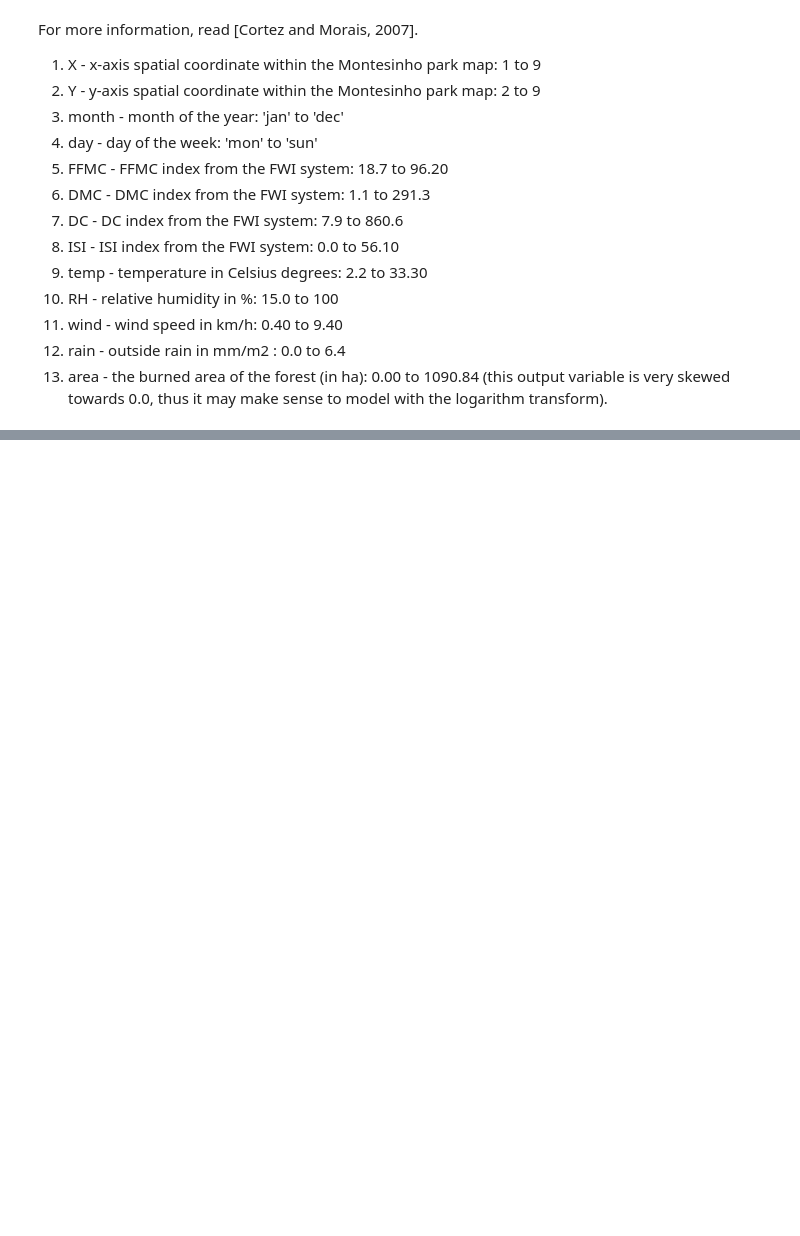
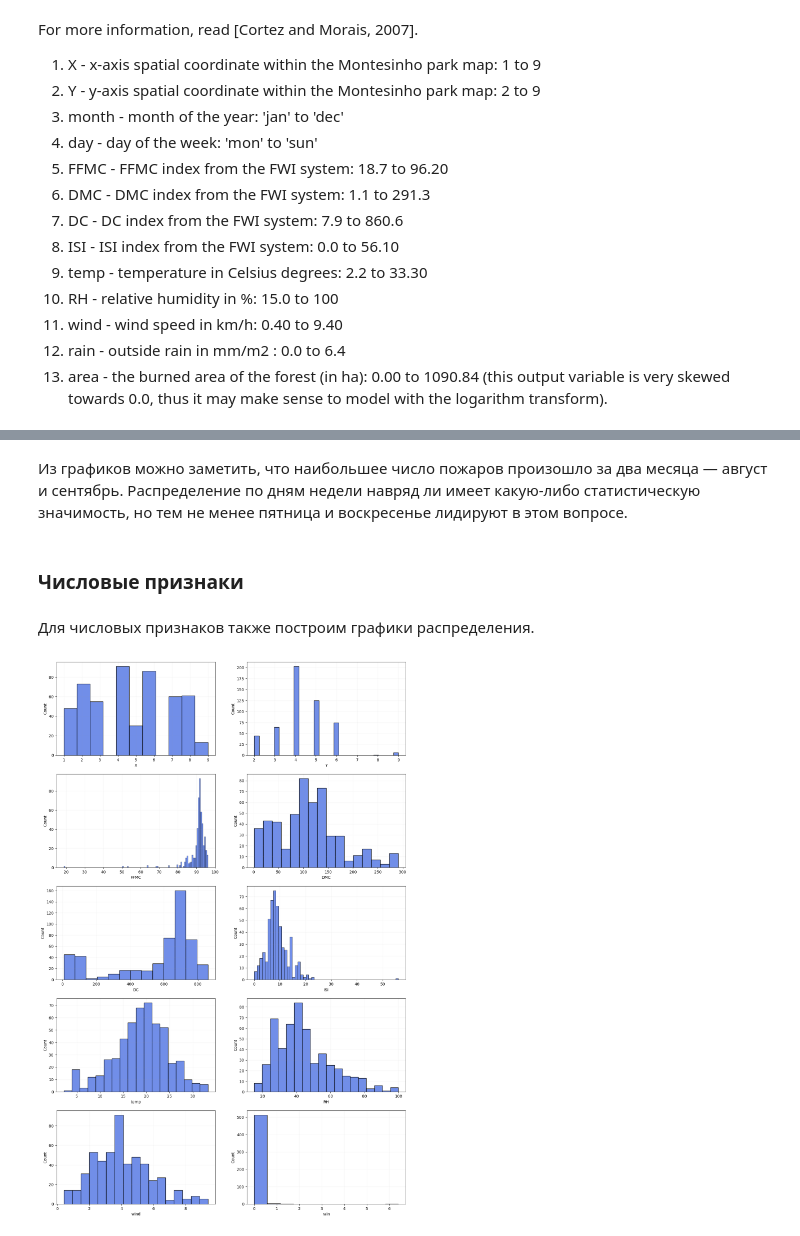
Before and after one commit to kisnikser/Machine-Learning-Seminars, a Jupyter notebook: hw1/hw1.ipynb, the cells around one changed output, grey strips where cells are left out. Saved outputs shown, nothing was run; the diff lists cells and outputs as text; code cells hidden in the pictures; blank space fills up the shorter version.

```diff
--- a/hw1/hw1.ipynb
+++ b/hw1/hw1.ipynb
@@ -103,0 +182,19 @@ data['area'].hist(bins=40)
+# %% [markdown]
+Из графиков можно заметить, что наибольшее число пожаров произошло за два месяца — август и сентябрь. Распределение по дням недели навряд ли имеет какую-либо статистическую значимость, но тем не менее пятница и воскресенье лидируют в этом вопросе.
+# %% [markdown]
+### Числовые признаки
+# %% [markdown]
+Для числовых признаков также построим графики распределения.
+# %%
+plt.figure(figsize=(16, 25))
+
+for i, col in enumerate(num_columns, start=1):
+    plt.subplot(5, 2, i)
+    sns.histplot(data[col], fill=True, color='royalblue')
+    #plt.xlabel(col)
+    #plt.ylabel("% distribution per category")
+    plt.grid(alpha=0.1)
+
+plt.show()
+# %% [output]
+[figure, added]
```
Also changed, not shown: parts of 93 cells of this notebook.
